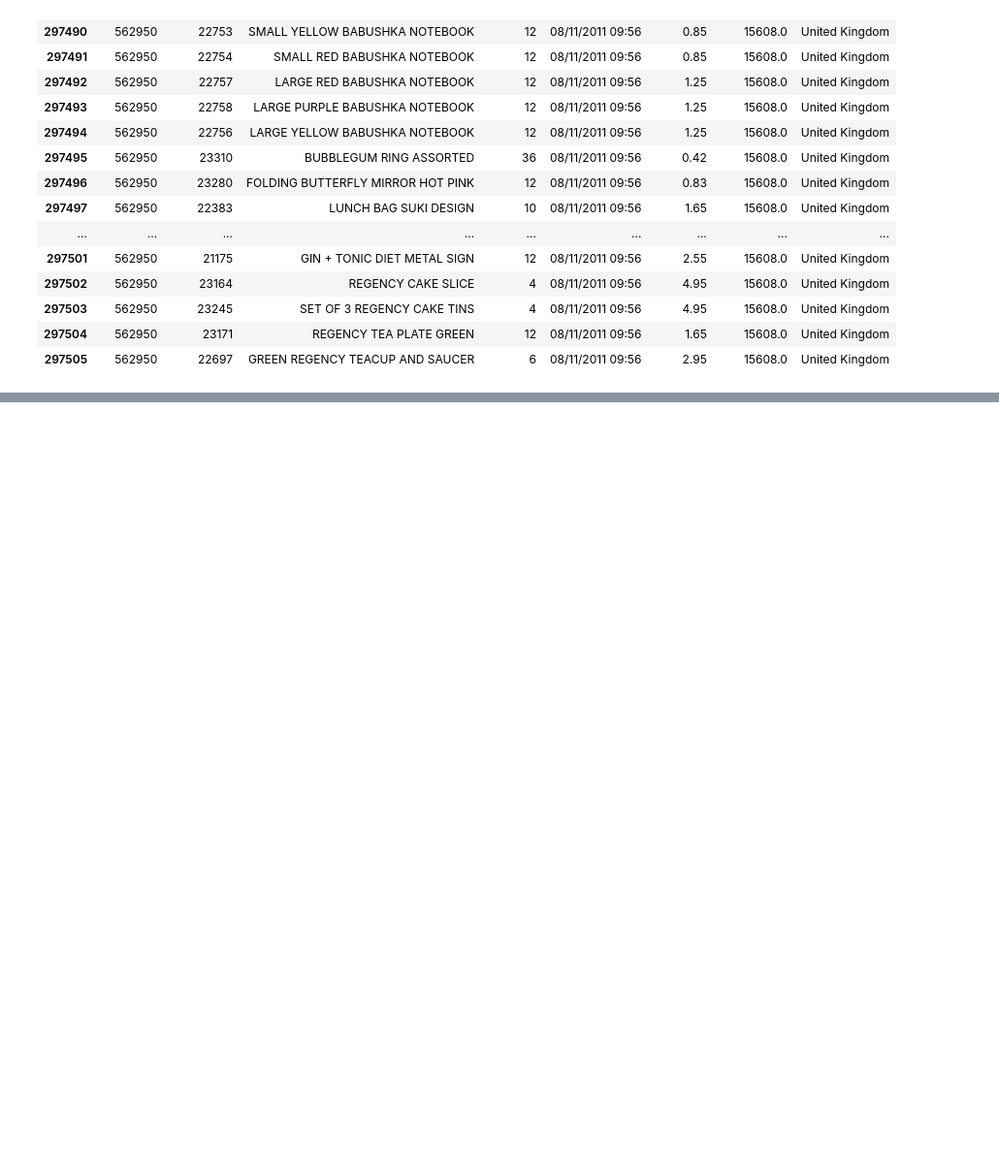
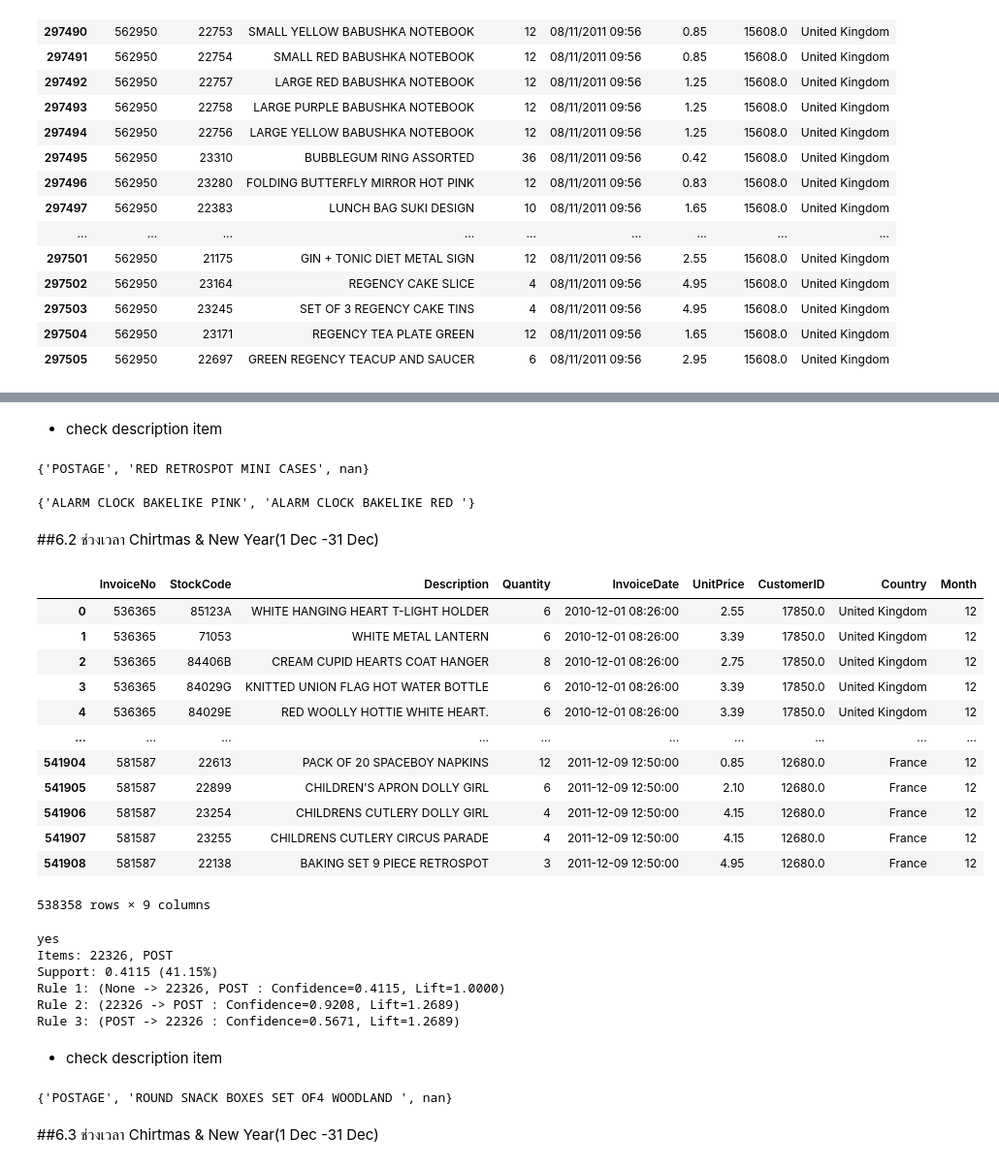
Before and after one commit to Jindapornphopomee/BSC_DPDM23, a Jupyter notebook: Frequent_Patterns_(Association_Rules).ipynb, the cells around one changed output, grey strips where cells are left out. Shown at 97% size. Drawn from its saved outputs; the diff is of its cells as text; code cells hidden in the pictures; blank space fills up the shorter version.

```diff
--- a/Frequent_Patterns_(Association_Rules).ipynb
+++ b/Frequent_Patterns_(Association_Rules).ipynb
@@ -205,0 +577,9 @@ HW 1 # หา Frequent Item Set และ Association Rules
+# %%
+df6 = pd.read_csv(os.path.join(path, 'reduced_marketbasket.csv'), encoding='latin-1')
+# %%
+# Convert รูปแบบเวลาใน column InvoiceDate ให้อยู่ในรูปที่ต้องการ
+df6['InvoiceDate'] = pd.to_datetime(df6['InvoiceDate'], format='%m/%d/%Y %H:%M')
+# %%
+df6['Month'] = df6['InvoiceDate'].dt.month
+
+# df6['Year'] = df6['InvoiceDate'].dt.year   #ถ้าต้องการ"ปี"ด้วย
@@ -205,0 +677,32 @@ HW 1 # หา Frequent Item Set และ Association Rules
+# %% [markdown]
+
+*  check description item
+# %%
+find_des('20750','POST')
+# %% [output]
+{'POSTAGE', 'RED RETROSPOT MINI CASES', nan}
+# %%
+find_des('22727','22728')
+# %% [output]
+{'ALARM CLOCK BAKELIKE PINK', 'ALARM CLOCK BAKELIKE RED '}
+# %% [markdown]
+##6.2 ช่วงเวลา Chirtmas & New Year(1 Dec -31 Dec)
+# %%
+# เลือกประเทศจาก european_countries
+filtered_df62 = df6[df6['Country'].isin(europe_countries)]
+# %%
+filtered_df62
+# %% [output]
+|  | InvoiceNo | StockCode | Description | Quantity | InvoiceDate | UnitPrice | CustomerID | Country | Month |
+| 0 | 536365 | 85123A | WHITE HANGING HEART T-LIGHT HOLDER | 6 | 2010-12-01 08:26:00 | 2.55 | 17850.0 | United Kingdom | 12 |
+| 1 | 536365 | 71053 | WHITE METAL LANTERN | 6 | 2010-12-01 08:26:00 | 3.39 | 17850.0 | United Kingdom | 12 |
+| 2 | 536365 | 84406B | CREAM CUPID HEARTS COAT HANGER | 8 | 2010-12-01 08:26:00 | 2.75 | 17850.0 | United Kingdom | 12 |
+| 3 | 536365 | 84029G | KNITTED UNION FLAG HOT WATER BOTTLE | 6 | 2010-12-01 08:26:00 | 3.39 | 17850.0 | United Kingdom | 12 |
+| 4 | 536365 | 84029E | RED WOOLLY HOTTIE WHITE HEART. | 6 | 2010-12-01 08:26:00 | 3.39 | 17850.0 | United Kingdom | 12 |
+| ... | ... | ... | ... | ... | ... | ... | ... | ... | ... |
+| 541904 | 581587 | 22613 | PACK OF 20 SPACEBOY NAPKINS | 12 | 2011-12-09 12:50:00 | 0.85 | 12680.0 | France | 12 |
+| 541905 | 581587 | 22899 | CHILDREN'S APRON DOLLY GIRL | 6 | 2011-12-09 12:50:00 | 2.10 | 12680.0 | France | 12 |
+| 541906 | 581587 | 23254 | CHILDRENS CUTLERY DOLLY GIRL | 4 | 2011-12-09 12:50:00 | 4.15 | 12680.0 | France | 12 |
+| 541907 | 581587 | 23255 | CHILDRENS CUTLERY CIRCUS PARADE | 4 | 2011-12-09 12:50:00 | 4.15 | 12680.0 | France | 12 |
+| 541908 | 581587 | 22138 | BAKING SET 9 PIECE RETROSPOT | 3 | 2011-12-09 12:50:00 | 4.95 | 12680.0 | France | 12 |
+538358 rows × 9 columns
@@ -205,0 +711,34 @@ HW 1 # หา Frequent Item Set และ Association Rules
+# %%
+frequentItemset62 = list(apriori(transactions62, min_support=0.4))
+
+for record in frequentItemset62:
+    if len(record.items) > 1:
+        print('yes')
+        print(f"Items: {', '.join(record.items)}")
+        print(f"Support: {record.support:.4f} ({record.support*100:.2f}%)")
+
+        for i, stat in enumerate(record.ordered_statistics, 1):
+            items_base = 'None' if not stat.items_base else ', '.join(stat.items_base)
+            items_add = ', '.join(stat.items_add)
+            confidence = stat.confidence
+            lift = stat.lift
+
+            print(f"Rule {i}: ({items_base} -> {items_add} : Confidence={confidence:.4f}, Lift={lift:.4f})")
+        print()
+# %% [output]
+yes
+Items: 22326, POST
+Support: 0.4115 (41.15%)
+Rule 1: (None -> 22326, POST : Confidence=0.4115, Lift=1.0000)
+Rule 2: (22326 -> POST : Confidence=0.9208, Lift=1.2689)
+Rule 3: (POST -> 22326 : Confidence=0.5671, Lift=1.2689)
+# %% [markdown]
+
+
+*  check description item
+# %%
+find_des('POST', '22326')
+# %% [output]
+{'POSTAGE', 'ROUND SNACK BOXES SET OF4 WOODLAND ', nan}
+# %% [markdown]
+##6.3 ช่วงเวลา Chirtmas & New Year(1 Dec -31 Dec)
```
Also changed, not shown: parts of 63 cells of this notebook.
